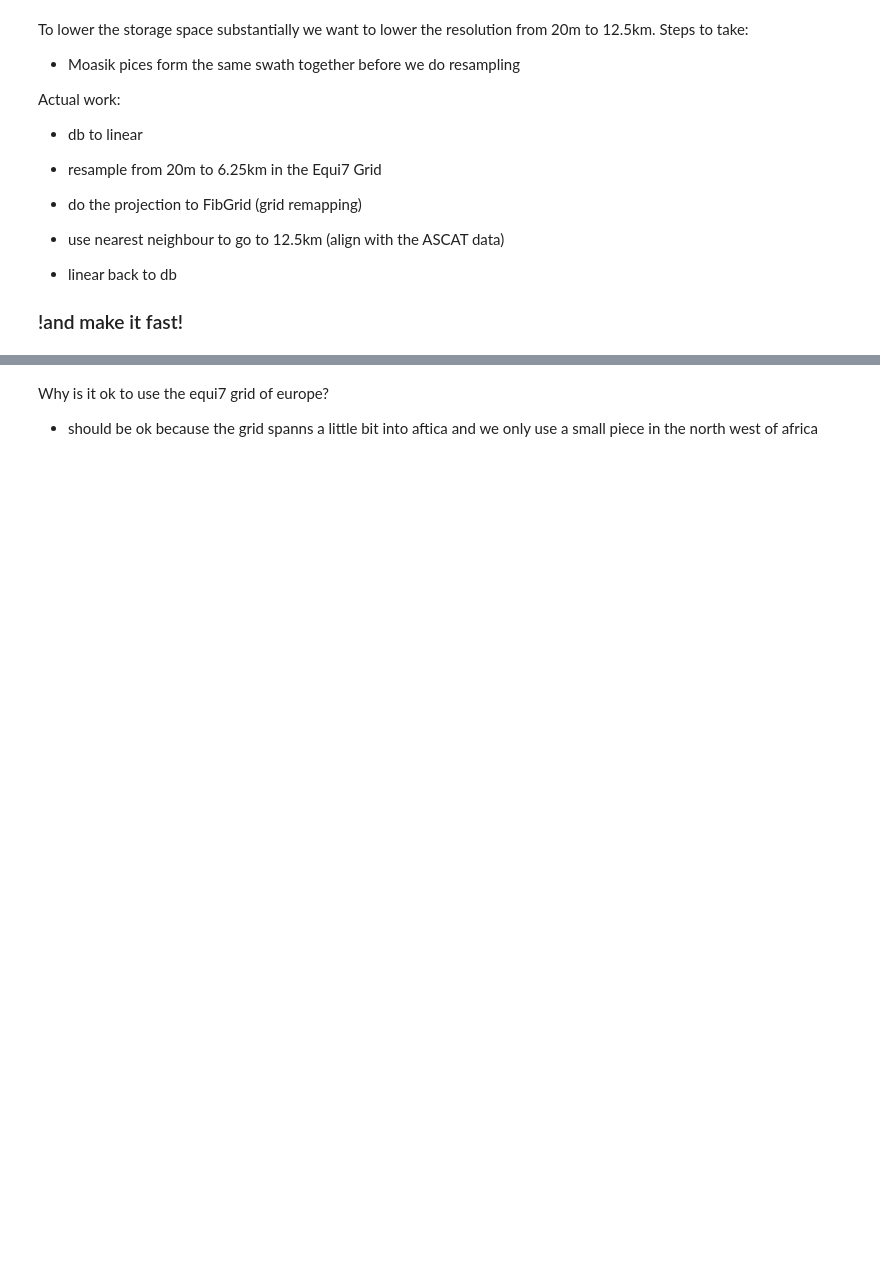
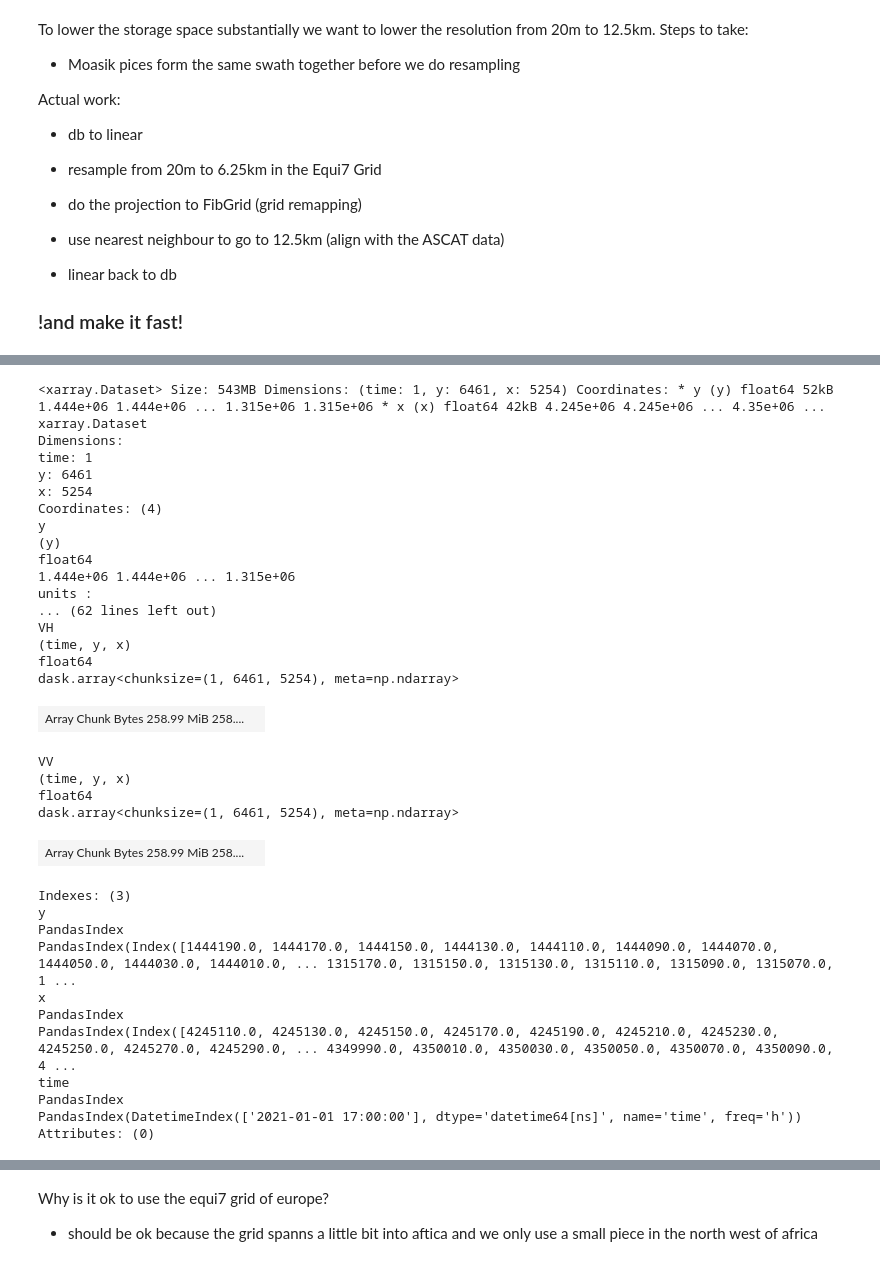
Before and after one commit to wagnerjoseph/Sentinel1-ASCAT-fusion, a Jupyter notebook: notebooks/create-s1-zarr-dataset.ipynb, the cells around one changed output, grey strips where cells are left out. Drawn from its saved outputs; the diff is of its cells as text; code cells hidden in the pictures; blank space fills up the shorter version.

```diff
--- a/notebooks/create-s1-zarr-dataset.ipynb
+++ b/notebooks/create-s1-zarr-dataset.ipynb
@@ -212,0 +229,43 @@ Lets list the commands I want to execute and then get feedback on this approach:
+# %%
+# Transform to linear scale to do calculations
+sig0_dc_linear = 10 ** (sig0_dc / 10)
+
+# Merge in time direction
+sig0_dc_linear_hourly = sig0_dc_linear.resample(time="1h").mean(dim="time")
+
+sig0_dc_linear_hourly
+# %% [output]
+<xarray.Dataset> Size: 543MB Dimensions: (time: 1, y: 6461, x: 5254) Coordinates: * y (y) float64 52kB 1.444e+06 1.444e+06 ... 1.315e+06 1.315e+06 * x (x) float64 42kB 4.245e+06 4.245e+06 ... 4.35e+06 ...
+xarray.Dataset
+Dimensions:
+time: 1
+y: 6461
+x: 5254
+Coordinates: (4)
+y
+(y)
+float64
+1.444e+06 1.444e+06 ... 1.315e+06
+units :
+... (62 lines left out)
+VH
+(time, y, x)
+float64
+dask.array<chunksize=(1, 6461, 5254), meta=np.ndarray>
+| Array Chunk Bytes 258.99 MiB 258.... |  |
+VV
+(time, y, x)
+float64
+dask.array<chunksize=(1, 6461, 5254), meta=np.ndarray>
+| Array Chunk Bytes 258.99 MiB 258.... |  |
+Indexes: (3)
+y
+PandasIndex
+PandasIndex(Index([1444190.0, 1444170.0, 1444150.0, 1444130.0, 1444110.0, 1444090.0, 1444070.0, 1444050.0, 1444030.0, 1444010.0, ... 1315170.0, 1315150.0, 1315130.0, 1315110.0, 1315090.0, 1315070.0, 1 ...
+x
+PandasIndex
+PandasIndex(Index([4245110.0, 4245130.0, 4245150.0, 4245170.0, 4245190.0, 4245210.0, 4245230.0, 4245250.0, 4245270.0, 4245290.0, ... 4349990.0, 4350010.0, 4350030.0, 4350050.0, 4350070.0, 4350090.0, 4 ...
+time
+PandasIndex
+PandasIndex(DatetimeIndex(['2021-01-01 17:00:00'], dtype='datetime64[ns]', name='time', freq='h'))
+Attributes: (0)
```
Also changed, not shown: parts of 29 cells of this notebook.
